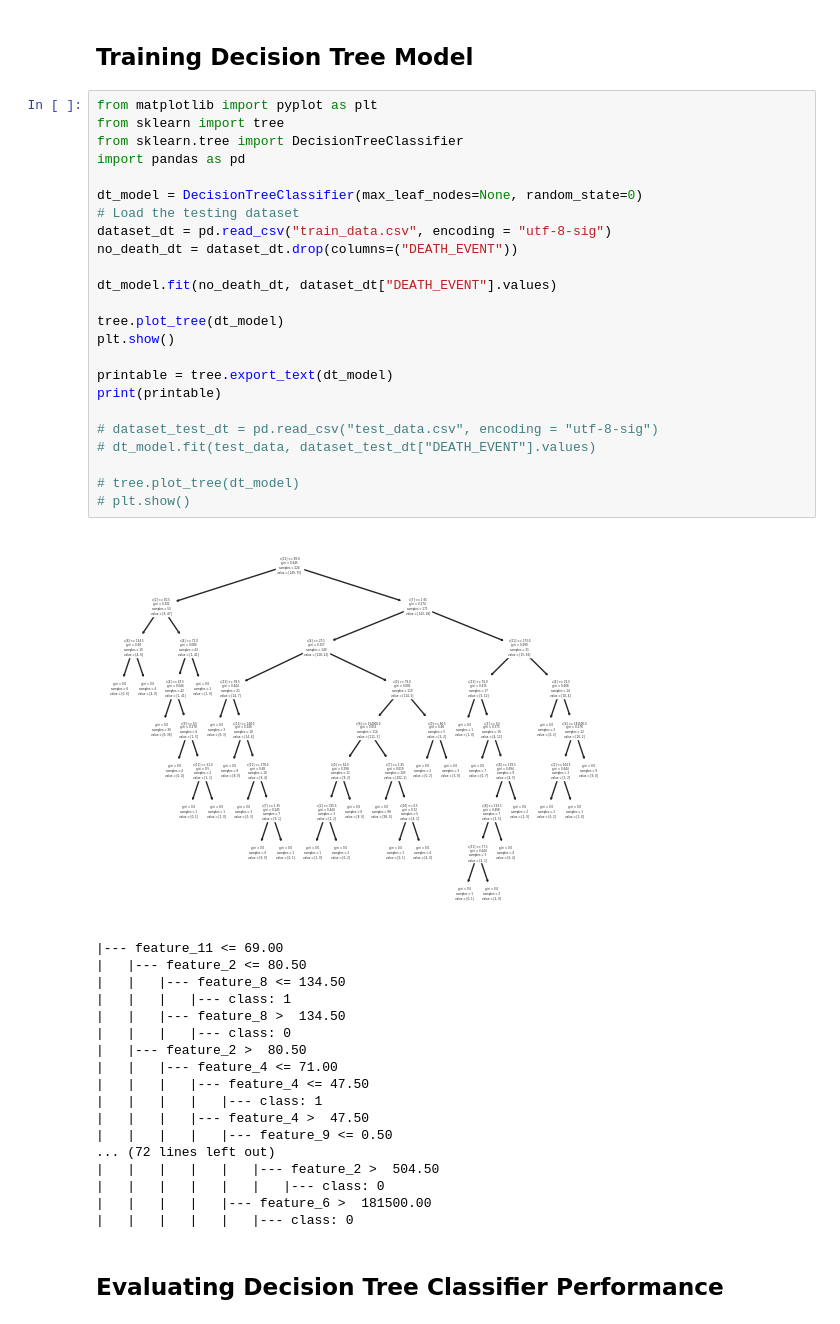
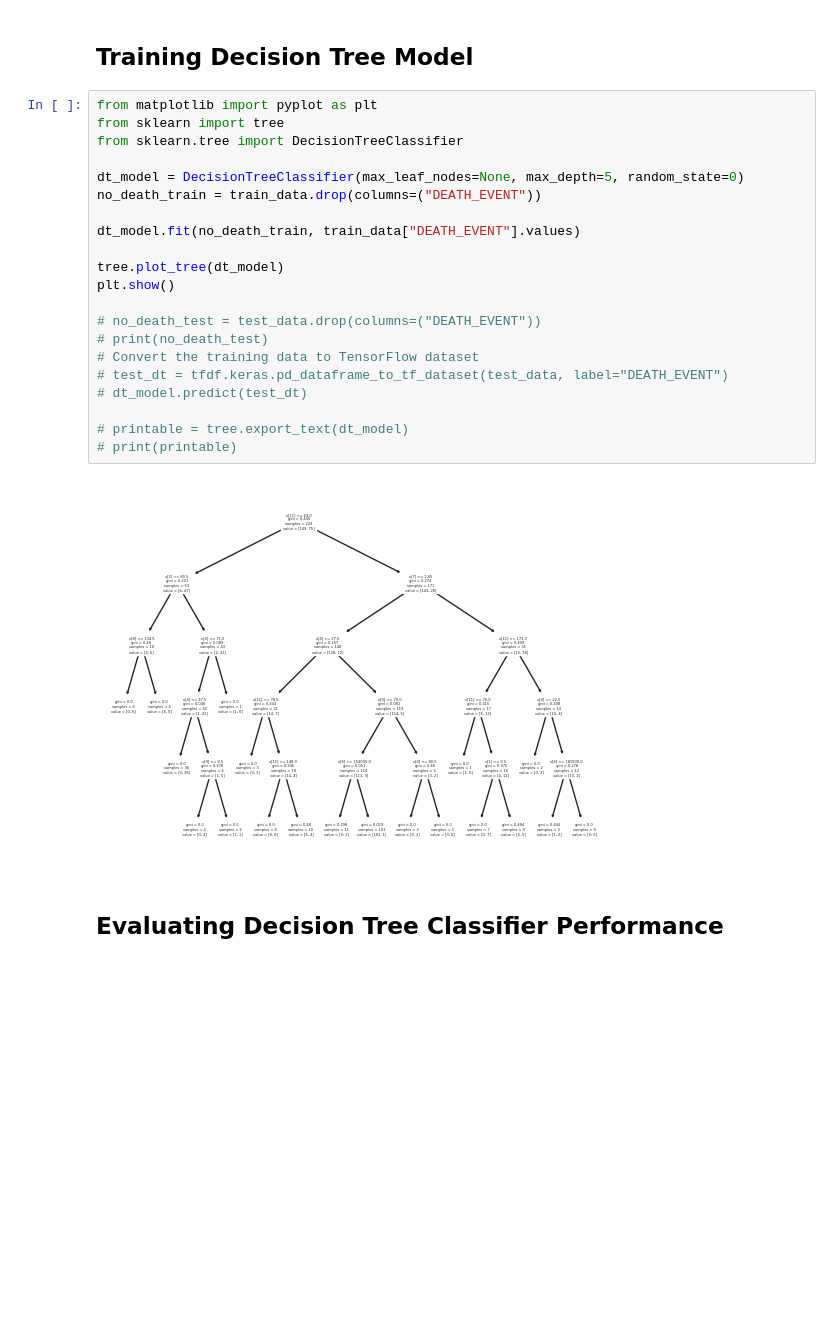
Before and after one commit to alexanderreese/CS491, a Jupyter notebook: Assignment2/Lab2_Submission.ipynb, the cells around one changed output. Saved outputs shown, nothing was run; the diff lists cells and outputs as text; blank space fills up the shorter version.

```diff
--- a/Assignment2/Lab2_Submission.ipynb
+++ b/Assignment2/Lab2_Submission.ipynb
@@ -317,46 +317,26 @@ Requirement already satisfied: oauthlib>=3.0.0 in /home/scott/miniconda3/lib/pyt
 # %%
 from matplotlib import pyplot as plt
 from sklearn import tree
 from sklearn.tree import DecisionTreeClassifier
-import pandas as pd
 
-dt_model = DecisionTreeClassifier(max_leaf_nodes=None, random_state=0)
-# Load the testing dataset
-dataset_dt = pd.read_csv("train_data.csv", encoding = "utf-8-sig")
-no_death_dt = dataset_dt.drop(columns=("DEATH_EVENT"))
+dt_model = DecisionTreeClassifier(max_leaf_nodes=None, max_depth=5, random_state=0)
+no_death_train = train_data.drop(columns=("DEATH_EVENT"))
 
-dt_model.fit(no_death_dt, dataset_dt["DEATH_EVENT"].values)
+dt_model.fit(no_death_train, train_data["DEATH_EVENT"].values)
 
 tree.plot_tree(dt_model)
 plt.show()
 
-printable = tree.export_text(dt_model)
-print(printable)
+# no_death_test = test_data.drop(columns=("DEATH_EVENT"))
+# print(no_death_test)
+# Convert the training data to TensorFlow dataset
+# test_dt = tfdf.keras.pd_dataframe_to_tf_dataset(test_data, label="DEATH_EVENT")
+# dt_model.predict(test_dt)
 
-# dataset_test_dt = pd.read_csv("test_data.csv", encoding = "utf-8-sig")
-# dt_model.fit(test_data, dataset_test_dt["DEATH_EVENT"].values)
-
-# tree.plot_tree(dt_model)
-# plt.show()
+# printable = tree.export_text(dt_model)
+# print(printable)
 # %% [output]
-[figure, old version]
+[figure, new version]
-|--- feature_11 <= 69.00
-|   |--- feature_2 <= 80.50
-|   |   |--- feature_8 <= 134.50
-|   |   |   |--- class: 1
-|   |   |--- feature_8 >  134.50
-|   |   |   |--- class: 0
-|   |--- feature_2 >  80.50
-|   |   |--- feature_4 <= 71.00
-|   |   |   |--- feature_4 <= 47.50
-|   |   |   |   |--- class: 1
-|   |   |   |--- feature_4 >  47.50
-|   |   |   |   |--- feature_9 <= 0.50
-... (72 lines left out)
-|   |   |   |   |   |--- feature_2 >  504.50
-|   |   |   |   |   |   |--- class: 0
-|   |   |   |   |--- feature_6 >  181500.00
-|   |   |   |   |   |--- class: 0
 # %% [markdown]
 ## Evaluating Decision Tree Classifier Performance
 # %%
```
